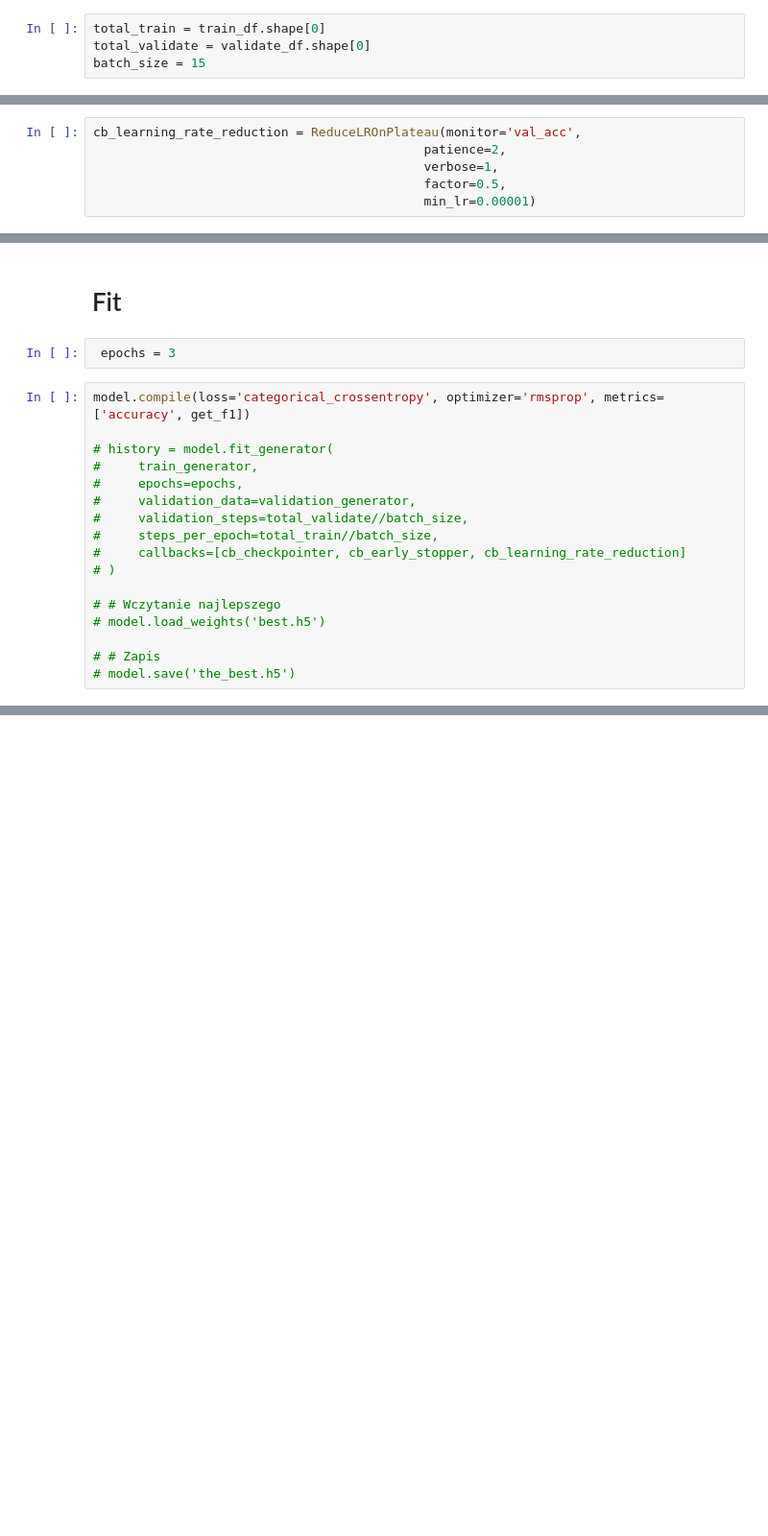
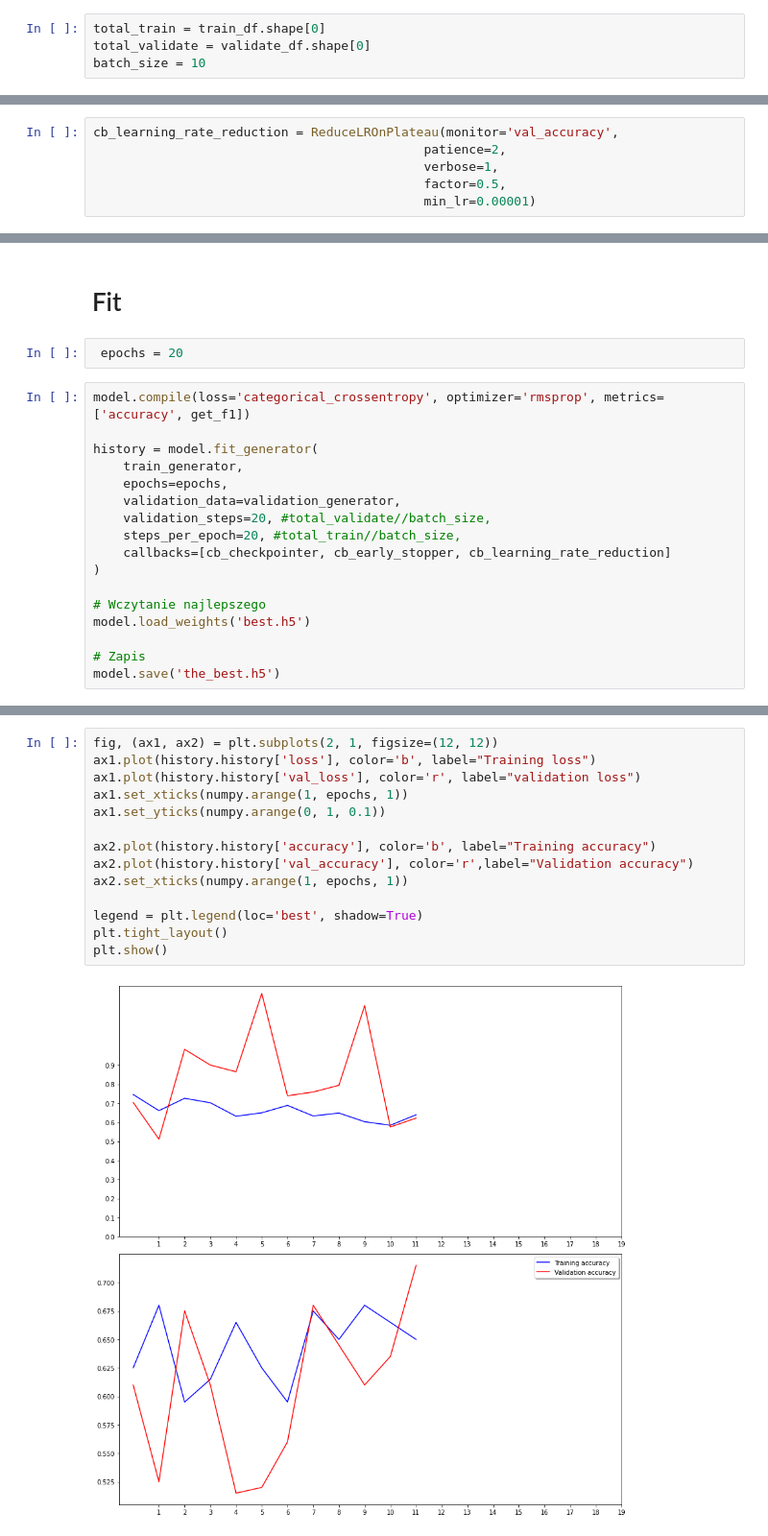
Before and after one commit to Torak28/Image-manipulation-detection, a Jupyter notebook: PoC - CNN/CNN - CatDog.ipynb, the cells around one changed output, grey strips where cells are left out. Shown at 96% size. Cells and saved outputs as stored; diff of their text form; blank space fills up the shorter version.

```diff
--- a/PoC - CNN/CNN - CatDog.ipynb
+++ b/PoC - CNN/CNN - CatDog.ipynb
@@ -133,7 +133,7 @@ validate_df['category'].value_counts().plot.bar()
 # %%
 total_train = train_df.shape[0]
 total_validate = validate_df.shape[0]
-batch_size = 15
+batch_size = 10
 # %% [markdown]
 # Generatory
 # %%
@@ -226,7 +226,7 @@ def plot_cm(cm):
     plt.xlabel('Predicted Label')
     plt.title('Macierz konfuzji')
 # %%
-cb_learning_rate_reduction = ReduceLROnPlateau(monitor='val_acc',
+cb_learning_rate_reduction = ReduceLROnPlateau(monitor='val_accuracy',
                                             patience=2,
                                             verbose=1,
                                             factor=0.5,
@@ -282,21 +282,21 @@ _________________________________________________________________
 # %% [markdown]
 # Fit
 # %%
- epochs = 3
+ epochs = 20
 # %%
 model.compile(loss='categorical_crossentropy', optimizer='rmsprop', metrics=['accuracy', get_f1])
 
-# history = model.fit_generator(
-#     train_generator,
-#     epochs=epochs,
-#     validation_data=validation_generator,
-#     validation_steps=total_validate//batch_size,
-#     steps_per_epoch=total_train//batch_size,
-#     callbacks=[cb_checkpointer, cb_early_stopper, cb_learning_rate_reduction]
-# )
+history = model.fit_generator(
+    train_generator,
+    epochs=epochs,
+    validation_data=validation_generator,
+    validation_steps=20, #total_validate//batch_size,
+    steps_per_epoch=20, #total_train//batch_size,
+    callbacks=[cb_checkpointer, cb_early_stopper, cb_learning_rate_reduction]
+)
 
-# # Wczytanie najlepszego
-# model.load_weights('best.h5')
+# Wczytanie najlepszego
+model.load_weights('best.h5')
 
-# # Zapis
-# model.save('the_best.h5')
+# Zapis
+model.save('the_best.h5')
@@ -302,0 +321,16 @@ model.compile(loss='categorical_crossentropy', optimizer='rmsprop', metrics=['ac
+# %%
+fig, (ax1, ax2) = plt.subplots(2, 1, figsize=(12, 12))
+ax1.plot(history.history['loss'], color='b', label="Training loss")
+ax1.plot(history.history['val_loss'], color='r', label="validation loss")
+ax1.set_xticks(numpy.arange(1, epochs, 1))
+ax1.set_yticks(numpy.arange(0, 1, 0.1))
+
+ax2.plot(history.history['accuracy'], color='b', label="Training accuracy")
+ax2.plot(history.history['val_accuracy'], color='r',label="Validation accuracy")
+ax2.set_xticks(numpy.arange(1, epochs, 1))
+
+legend = plt.legend(loc='best', shadow=True)
+plt.tight_layout()
+plt.show()
+# %% [output]
+[figure, added]
```
Also changed, not shown: parts of 2 cells of this notebook.
